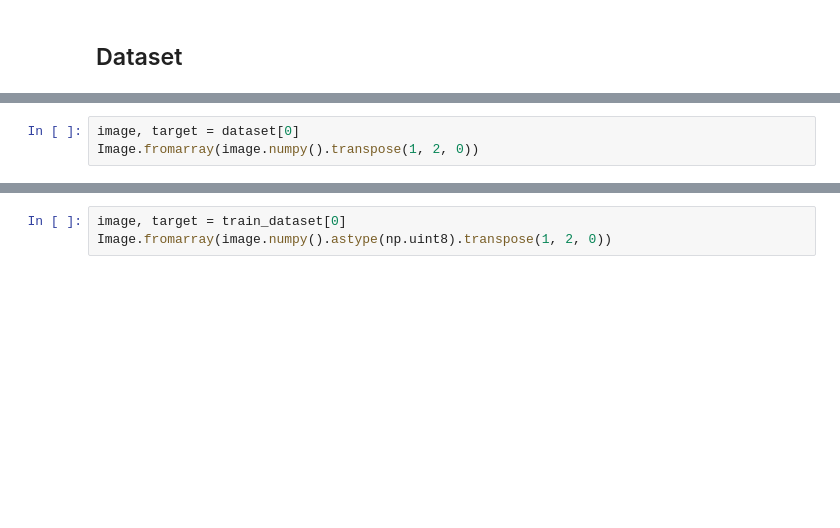
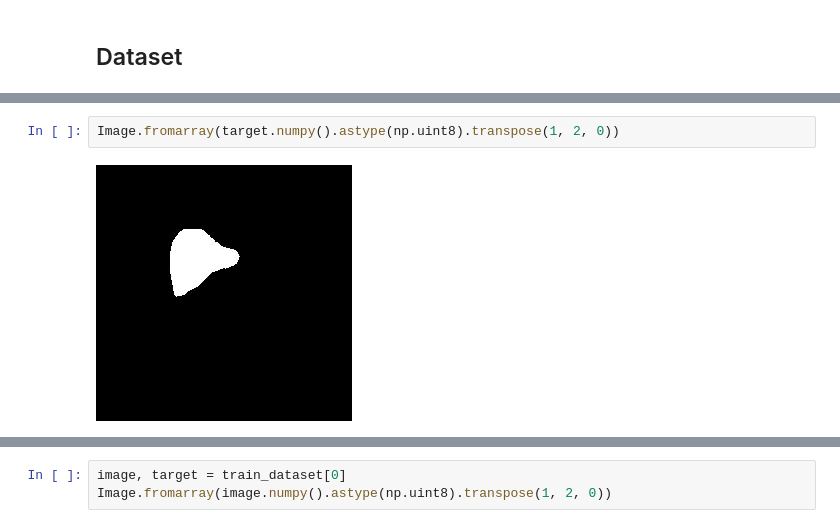
Before and after one commit to dev1cezzzzz/segmentation, a Jupyter notebook: segmentation/pytorch_practice.ipynb, the cells around one changed output, grey strips where cells are left out. Saved outputs shown, nothing was run; the diff lists cells and outputs as text; blank space fills up the shorter version.

```diff
--- a/segmentation/pytorch_practice.ipynb
+++ b/segmentation/pytorch_practice.ipynb
@@ -68,6 +74,7 @@ len(dataset)
 # %%
-image, target = dataset[0]
-Image.fromarray(image.numpy().transpose(1, 2, 0))
+Image.fromarray(target.numpy().astype(np.uint8).transpose(1, 2, 0))
+# %% [output]
+[figure, added]
 # %%
 train_dataset = CustomVOCSegmentation(
     root="data",
```
Also changed, not shown: parts of 13 cells of this notebook, 2 other files.
